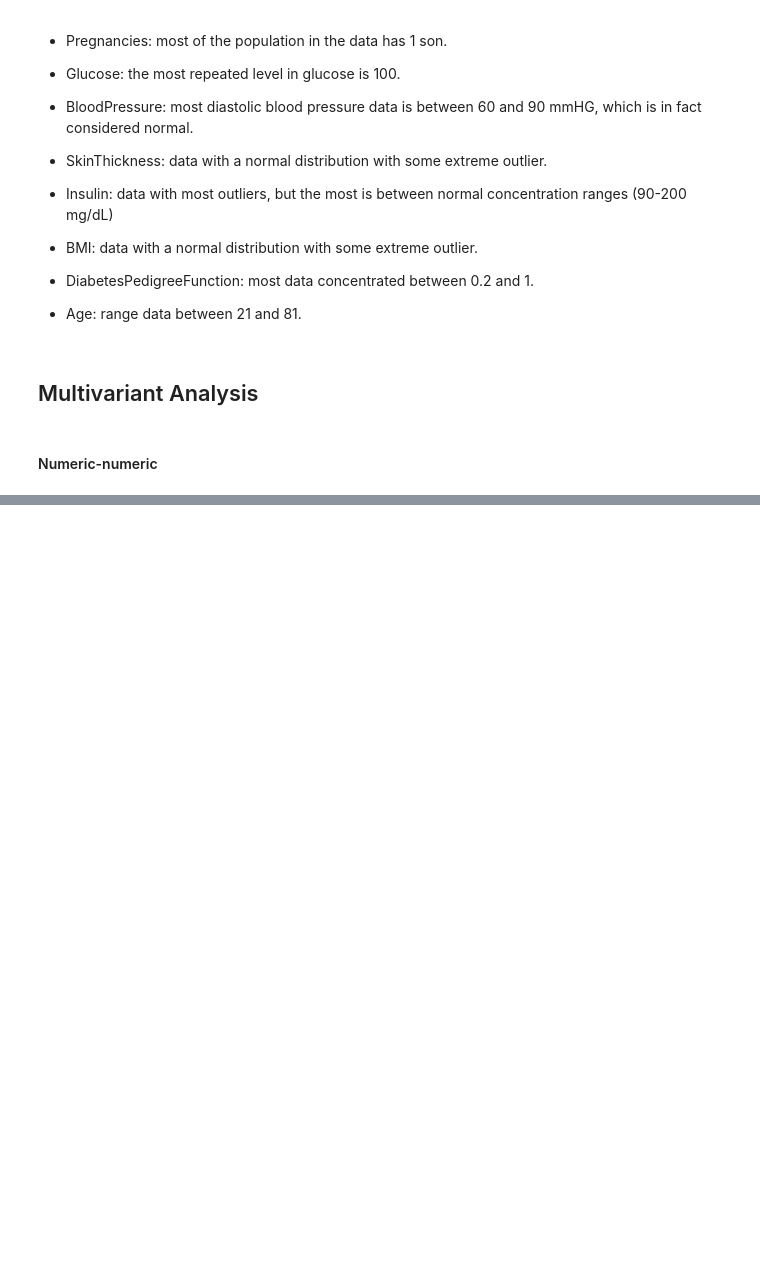
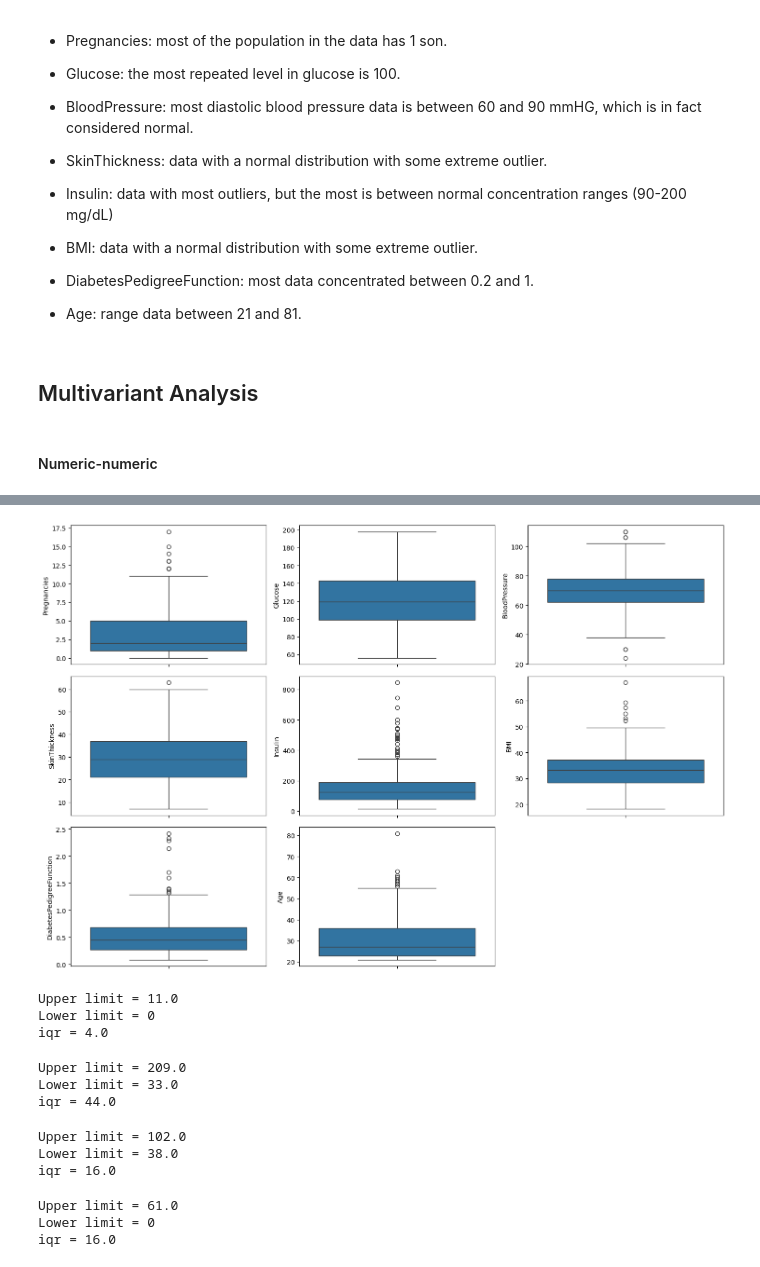
Before and after one commit to 4GeeksAcademy/Tree-decission, a Jupyter notebook: src/explore.ipynb, the cells around one changed output, grey strips where cells are left out. Drawn from its saved outputs; the diff is of its cells as text; code cells hidden in the pictures; blank space fills up the shorter version.

```diff
--- a/src/explore.ipynb
+++ b/src/explore.ipynb
@@ -191,0 +257,17 @@ plt.show()
+# %%
+fig, axis = plt.subplots(3, 3, figsize = (15, 10))
+
+sns.boxplot(ax = axis[0, 0], data = total_data, y = "Pregnancies")
+sns.boxplot(ax = axis[0, 1], data = total_data, y = "Glucose")
+sns.boxplot(ax = axis[0, 2], data = total_data, y = "BloodPressure")
+sns.boxplot(ax = axis[1, 0], data = total_data, y = "SkinThickness")
+sns.boxplot(ax = axis[1, 1], data = total_data, y = "Insulin")
+sns.boxplot(ax = axis[1, 2], data = total_data, y = "BMI")
+sns.boxplot(ax = axis[2, 0], data = total_data, y = "DiabetesPedigreeFunction")
+sns.boxplot(ax = axis[2, 1], data = total_data, y = "Age")
+
+plt.tight_layout()
+fig.delaxes(axis[2,2])
+plt.show()
+# %% [output]
+[figure, added]
@@ -191,0 +279,44 @@ plt.show()
+# %%
+Pregnancies_stats = no_outliers_data["Pregnancies"].describe()
+Pregnancies_iqr = Pregnancies_stats["75%"] - Pregnancies_stats["25%"]
+upper_limit = Pregnancies_stats["75%"] + 1.5 * Pregnancies_iqr
+lower_limit = Pregnancies_stats["25%"] - 1.5 * Pregnancies_iqr
+lower_limit = 0
+print(f"Upper limit = {round(upper_limit, 2)}\nLower limit = {round(lower_limit, 2)}\niqr = {round(Pregnancies_iqr, 2)}")
+# %% [output]
+Upper limit = 11.0
+Lower limit = 0
+iqr = 4.0
+# %%
+Glucose_stats = no_outliers_data["Glucose"].describe()
+Glucose_iqr = Glucose_stats["75%"] - Glucose_stats["25%"]
+upper_limit = Glucose_stats["75%"] + 1.5 * Glucose_iqr
+lower_limit = Glucose_stats["25%"] - 1.5 * Glucose_iqr
+#lower_limit = 0
+print(f"Upper limit = {round(upper_limit, 2)}\nLower limit = {round(lower_limit, 2)}\niqr = {round(Glucose_iqr, 2)}")
+# %% [output]
+Upper limit = 209.0
+Lower limit = 33.0
+iqr = 44.0
+# %%
+BloodPressure_stats = no_outliers_data["BloodPressure"].describe()
+BloodPressure_iqr = BloodPressure_stats["75%"] - BloodPressure_stats["25%"]
+upper_limit = BloodPressure_stats["75%"] + 1.5 * BloodPressure_iqr
+lower_limit = BloodPressure_stats["25%"] - 1.5 * BloodPressure_iqr
+#lower_limit = 0
+print(f"Upper limit = {round(upper_limit, 2)}\nLower limit = {round(lower_limit, 2)}\niqr = {round(BloodPressure_iqr, 2)}")
+# %% [output]
+Upper limit = 102.0
+Lower limit = 38.0
+iqr = 16.0
+# %%
+SkinThickness_stats = no_outliers_data["SkinThickness"].describe()
+SkinThickness_iqr = SkinThickness_stats["75%"] - SkinThickness_stats["25%"]
+upper_limit = SkinThickness_stats["75%"] + 1.5 * SkinThickness_iqr
+lower_limit = SkinThickness_stats["25%"] - 1.5 * SkinThickness_iqr
+lower_limit = 0
+print(f"Upper limit = {round(upper_limit, 2)}\nLower limit = {round(lower_limit, 2)}\niqr = {round(SkinThickness_iqr, 2)}")
+# %% [output]
+Upper limit = 61.0
+Lower limit = 0
+iqr = 16.0
```
Also changed, not shown: parts of 13 cells of this notebook, 1 other file.
